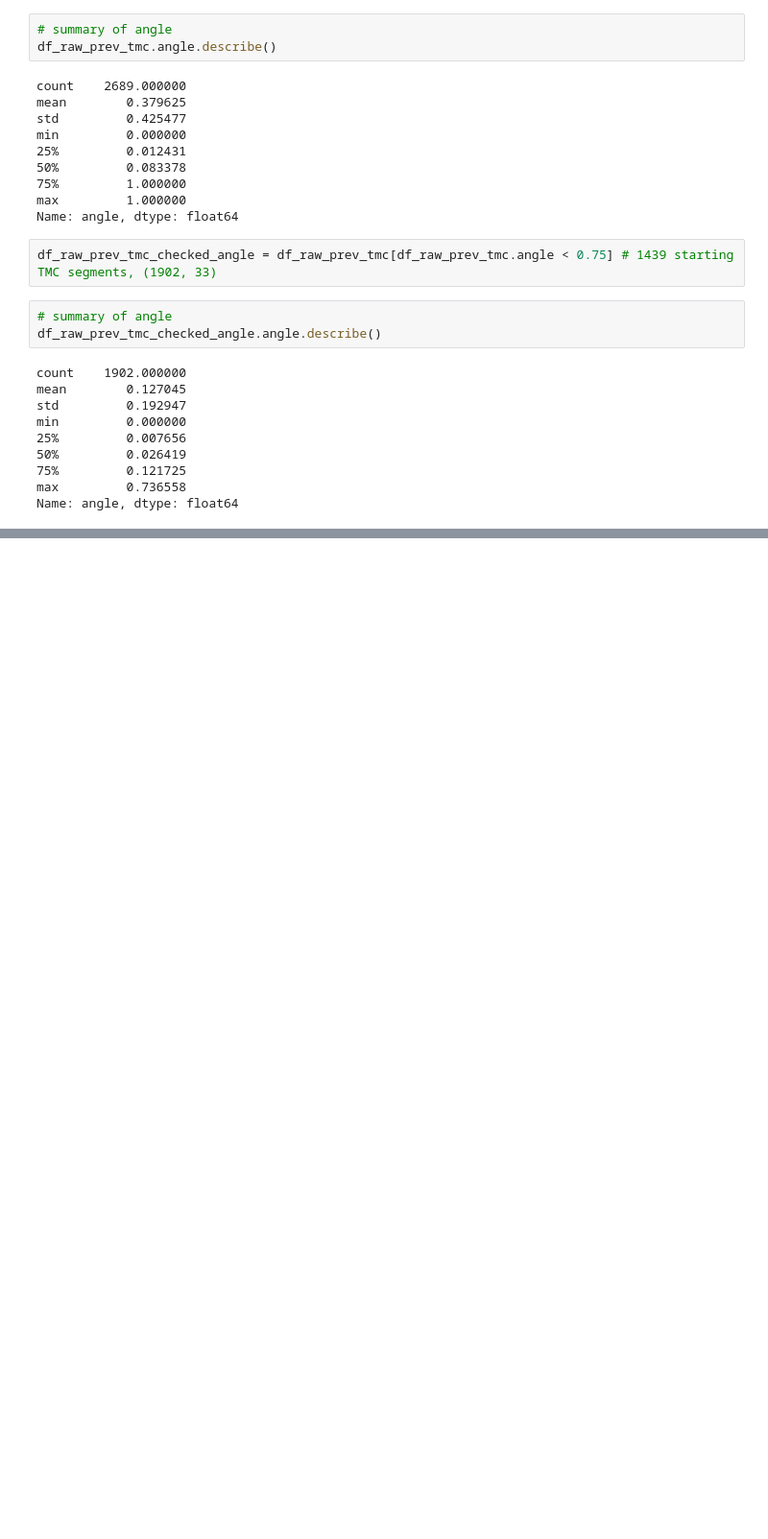
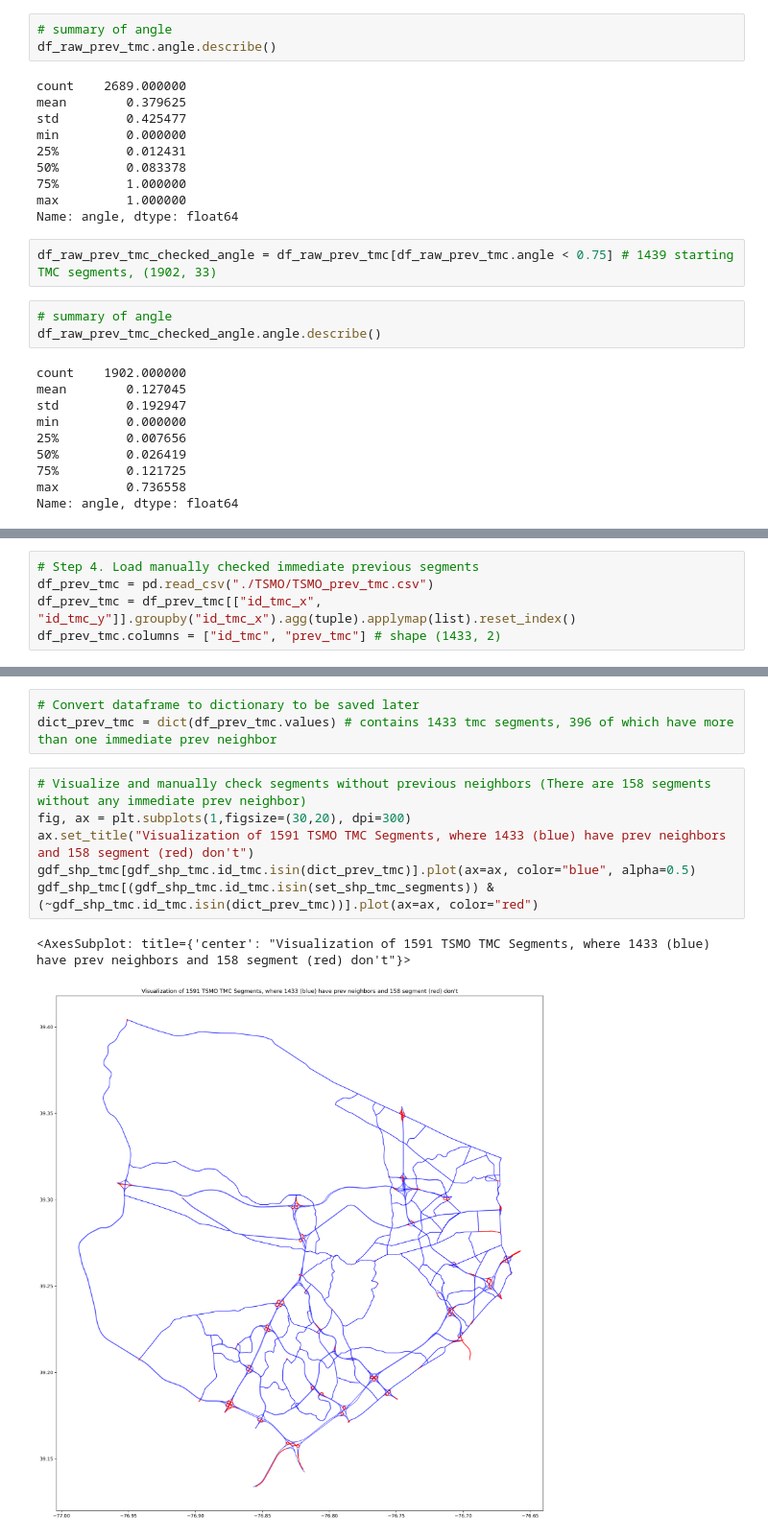
Before and after one commit to HaoWoo96/Traffic-Prediction, a Jupyter notebook: data_processing/TSMO/geoprocess_neighbors.ipynb, the cells around one changed output, grey strips where cells are left out. Shown at 96% size. Cells and saved outputs as stored; diff of their text form; blank space fills up the shorter version.

```diff
--- a/data_processing/TSMO/geoprocess_neighbors.ipynb
+++ b/data_processing/TSMO/geoprocess_neighbors.ipynb
@@ -149,3 +137,8 @@ df_raw_prev_tmc_checked_angle.to_csv("./TSMO/raw_prev_tmc_TSMO.csv", index=False
 # I have decided not to auto-check direction, but manually chceck directions, as there are cases where neighbors can have opposite directions.
 # df_raw_prev_tmc["direction_matchness"] = df_raw_prev_tmc.apply(lambda x: check_direction(x.direction_x, x.direction_y), axis=1)
 # df_raw_prev_tmc = df_raw_prev_tmc[df_raw_prev_tmc.direction_matchness == 1].reset_index(drop=True) # includes 884 TMC segments, shape (1131, 34)
+# %%
+# Step 4. Load manually checked immediate previous segments
+df_prev_tmc = pd.read_csv("./TSMO/TSMO_prev_tmc.csv")
+df_prev_tmc = df_prev_tmc[["id_tmc_x", "id_tmc_y"]].groupby("id_tmc_x").agg(tuple).applymap(list).reset_index()
+df_prev_tmc.columns = ["id_tmc", "prev_tmc"] # shape (1433, 2)
@@ -151,0 +163,12 @@ df_raw_prev_tmc_checked_angle.to_csv("./TSMO/raw_prev_tmc_TSMO.csv", index=False
+# %%
+# Convert dataframe to dictionary to be saved later
+dict_prev_tmc = dict(df_prev_tmc.values) # contains 1433 tmc segments, 396 of which have more than one immediate prev neighbor
+# %%
+# Visualize and manually check segments without previous neighbors (There are 158 segments without any immediate prev neighbor)
+fig, ax = plt.subplots(1,figsize=(30,20), dpi=300)
+ax.set_title("Visualization of 1591 TSMO TMC Segments, where 1433 (blue) have prev neighbors and 158 segment (red) don't")
+gdf_shp_tmc[gdf_shp_tmc.id_tmc.isin(dict_prev_tmc)].plot(ax=ax, color="blue", alpha=0.5)
+gdf_shp_tmc[(gdf_shp_tmc.id_tmc.isin(set_shp_tmc_segments)) & (~gdf_shp_tmc.id_tmc.isin(dict_prev_tmc))].plot(ax=ax, color="red")
+# %% [output]
+<AxesSubplot: title={'center': "Visualization of 1591 TSMO TMC Segments, where 1433 (blue) have prev neighbors and 158 segment (red) don't"}>
+[figure, added]
```
Also changed, not shown: parts of 21 cells of this notebook, 4 other files.
